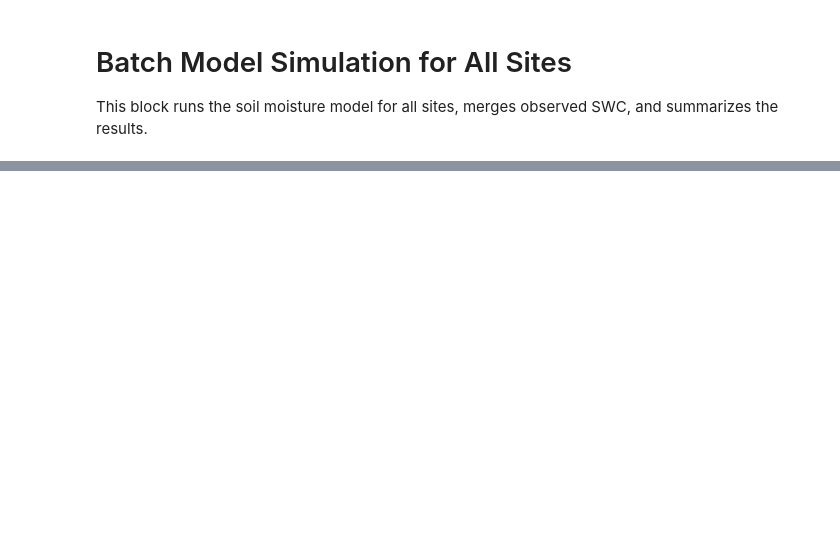
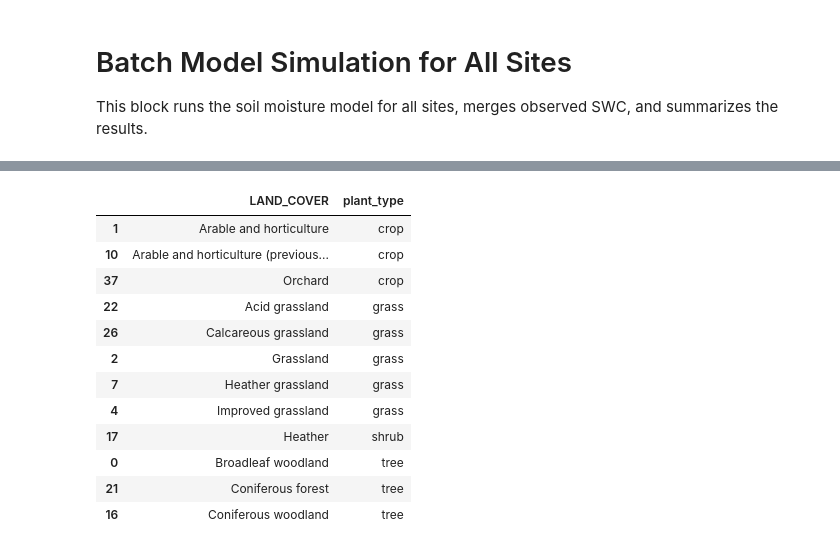
Before and after one commit to vmyrgiotis/soil_moisture_model, a Jupyter notebook: notebook.ipynb, the cells around one changed output, grey strips where cells are left out. Drawn from its saved outputs; the diff is of its cells as text; code cells hidden in the pictures; blank space fills up the shorter version.

```diff
--- a/notebook.ipynb
+++ b/notebook.ipynb
@@ -504,0 +519,35 @@ plt.show()
+# %%
+_L = pd.read_csv('/home/vm/Desktop/cosmos-uk_sitemetadata_2013-2023.csv')
+land_cover_to_plant_type = {
+    "Broadleaf woodland": "tree",
+    "Coniferous woodland": "tree",
+    "Coniferous forest": "tree",
+    "Arable and horticulture": "crop",
+    "Arable and horticulture (previously improved grassland)": "crop",
+    "Orchard": "crop",
+    "Grassland": "grass",
+    "Improved grassland": "grass",
+    "Heather grassland": "grass",
+    "Acid grassland": "grass",
+    "Calcareous grassland": "grass",
+    "Heather": "shrub",
+}
+
+_L["plant_type"] = _L["LAND_COVER"].astype(str).str.strip().map(land_cover_to_plant_type)
+
+# optional check
+_L[["LAND_COVER", "plant_type"]].drop_duplicates().sort_values(["plant_type", "LAND_COVER"])
+# %% [output]
+|  | LAND_COVER | plant_type |
+| 1 | Arable and horticulture | crop |
+| 10 | Arable and horticulture (previous... | crop |
+| 37 | Orchard | crop |
+| 22 | Acid grassland | grass |
+| 26 | Calcareous grassland | grass |
+| 2 | Grassland | grass |
+| 7 | Heather grassland | grass |
+| 4 | Improved grassland | grass |
+| 17 | Heather | shrub |
+| 0 | Broadleaf woodland | tree |
+| 21 | Coniferous forest | tree |
+| 16 | Coniferous woodland | tree |
```
Also changed, not shown: parts of 8 cells of this notebook, 1 other file.
